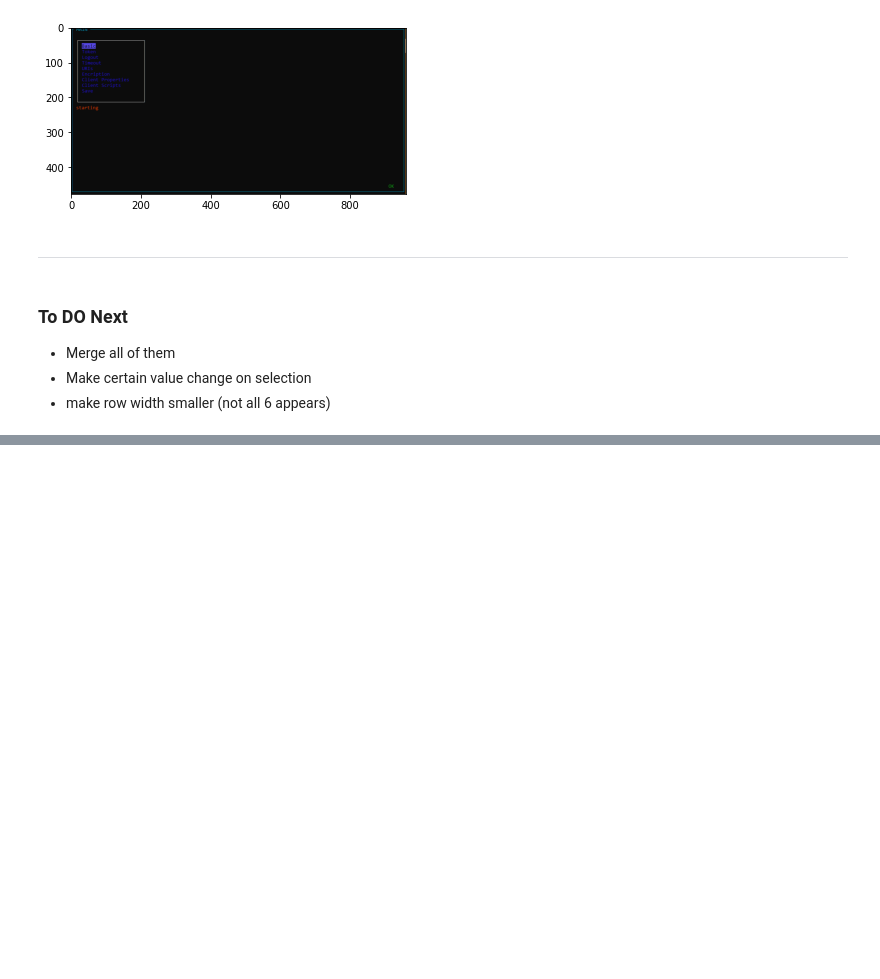
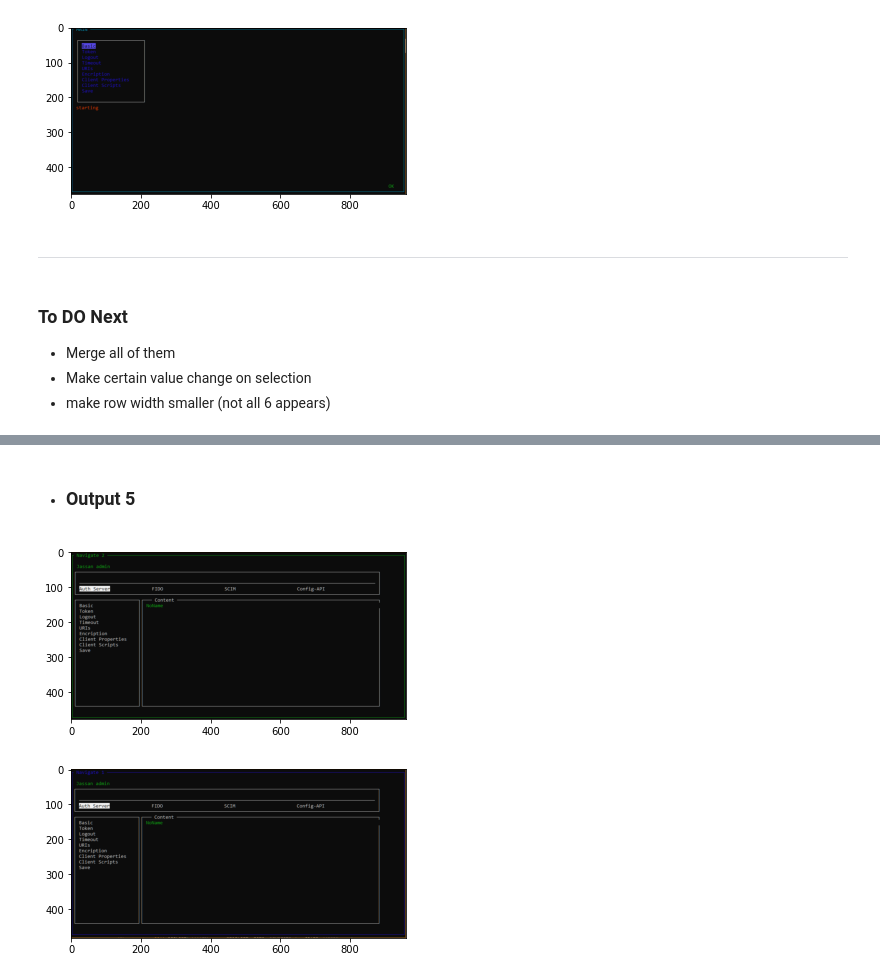
Before and after one commit to AbdelwahabAdam/admin_tui, a Jupyter notebook: Codes/progress.ipynb, the cells around one changed output, grey strips where cells are left out. Cells and saved outputs as stored; diff of their text form; code cells hidden in the pictures; blank space fills up the shorter version.

```diff
--- a/Codes/progress.ipynb
+++ b/Codes/progress.ipynb
@@ -157,0 +399,13 @@ plt.show()
+# %% [markdown]
+- ### Output 5
+# %%
+im_array = np.asarray(cv2.imread('with_navi2.PNG'))
+plt.imshow(im_array)
+plt.show()
+
+im_array = np.asarray(cv2.imread('with_navi.PNG'))
+plt.imshow(im_array)
+plt.show()
+# %% [output]
+[figure, added]
+[figure, added]
```
Also changed, not shown: parts of 9 cells of this notebook, 6 other files.
